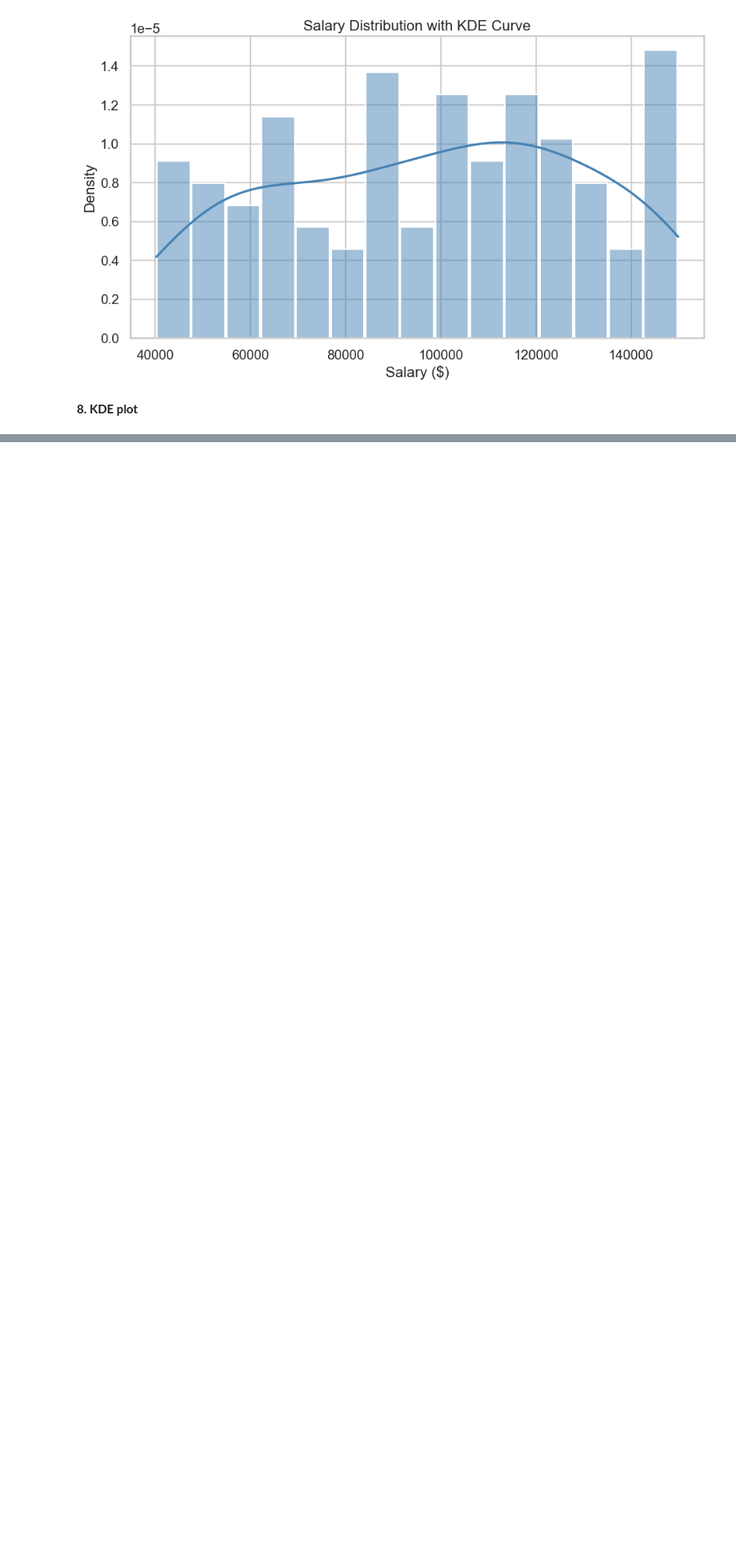
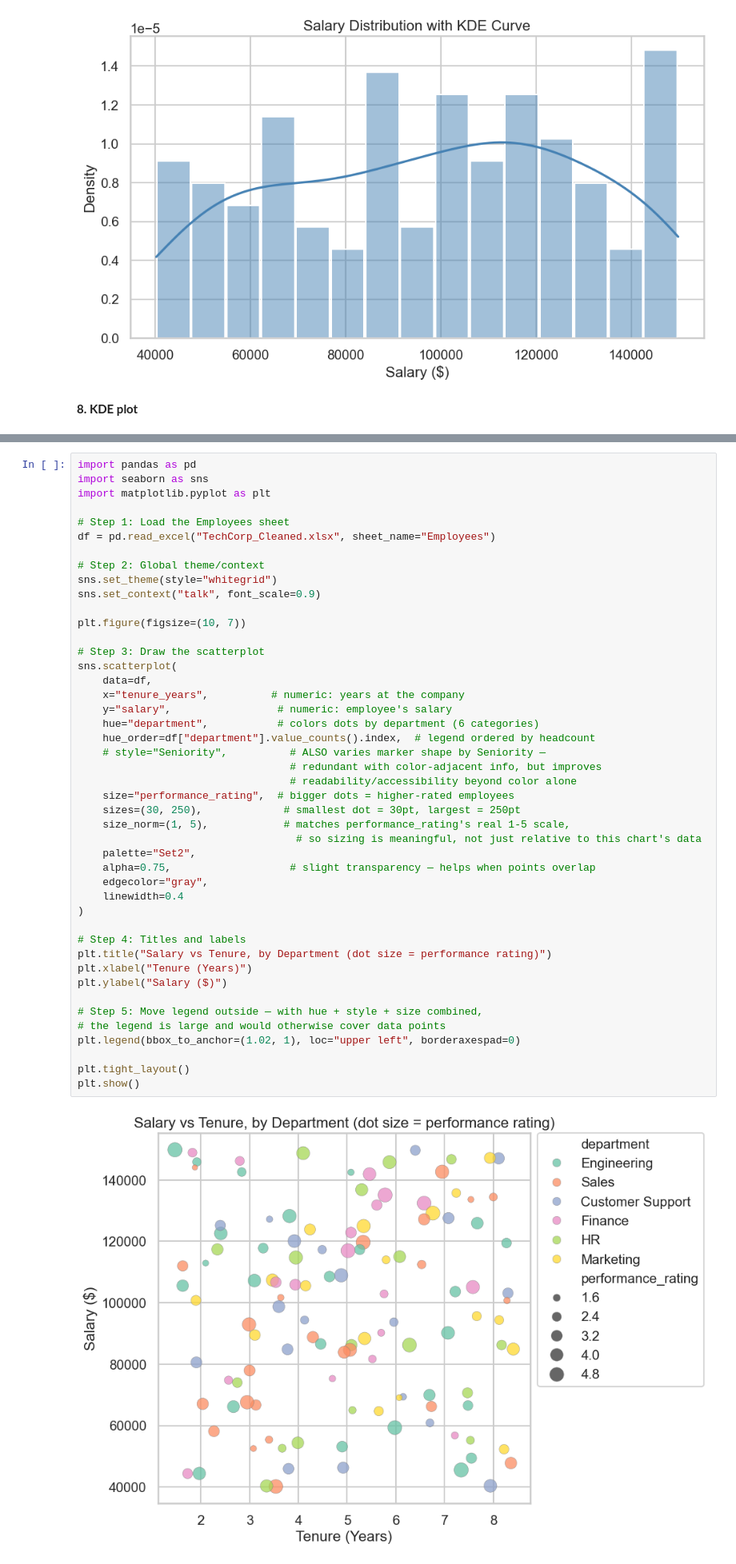
Before and after one commit to FarhanKhan1/DA_project, a Jupyter notebook: seaborn_guidline.ipynb, the cells around one changed output, grey strips where cells are left out. Shown at 80% size. Drawn from its saved outputs; the diff is of its cells as text; blank space fills up the shorter version.

```diff
--- a/seaborn_guidline.ipynb
+++ b/seaborn_guidline.ipynb
@@ -552,0 +582,47 @@ plt.show()
+# %%
+import pandas as pd
+import seaborn as sns
+import matplotlib.pyplot as plt
+
+# Step 1: Load the Employees sheet
+df = pd.read_excel("TechCorp_Cleaned.xlsx", sheet_name="Employees")
+
+# Step 2: Global theme/context
+sns.set_theme(style="whitegrid")
+sns.set_context("talk", font_scale=0.9)
+
+plt.figure(figsize=(10, 7))
+
+# Step 3: Draw the scatterplot
+sns.scatterplot(
+    data=df,
+    x="tenure_years",          # numeric: years at the company
+    y="salary",                 # numeric: employee's salary
+    hue="department",           # colors dots by department (6 categories)
+    hue_order=df["department"].value_counts().index,  # legend ordered by headcount
+    # style="Seniority",          # ALSO varies marker shape by Seniority —
+                                  # redundant with color-adjacent info, but improves
+                                  # readability/accessibility beyond color alone
+    size="performance_rating",  # bigger dots = higher-rated employees
+    sizes=(30, 250),             # smallest dot = 30pt, largest = 250pt
+    size_norm=(1, 5),            # matches performance_rating's real 1-5 scale,
+                                   # so sizing is meaningful, not just relative to this chart's data
+    palette="Set2",
+    alpha=0.75,                   # slight transparency — helps when points overlap
+    edgecolor="gray",
+    linewidth=0.4
+)
+
+# Step 4: Titles and labels
+plt.title("Salary vs Tenure, by Department (dot size = performance rating)")
+plt.xlabel("Tenure (Years)")
+plt.ylabel("Salary ($)")
+
+# Step 5: Move legend outside — with hue + style + size combined,
+# the legend is large and would otherwise cover data points
+plt.legend(bbox_to_anchor=(1.02, 1), loc="upper left", borderaxespad=0)
+
+plt.tight_layout()
+plt.show()
+# %% [output]
+[figure, added]
```
Also changed, not shown: parts of 13 cells of this notebook.
